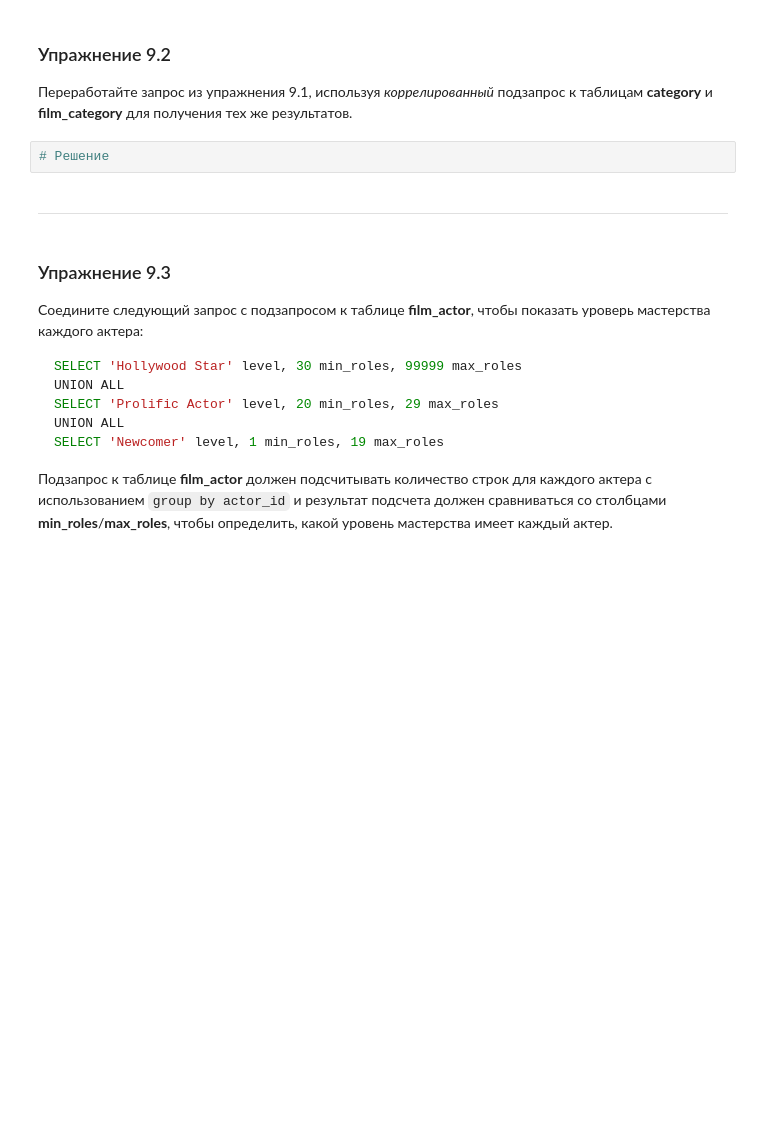
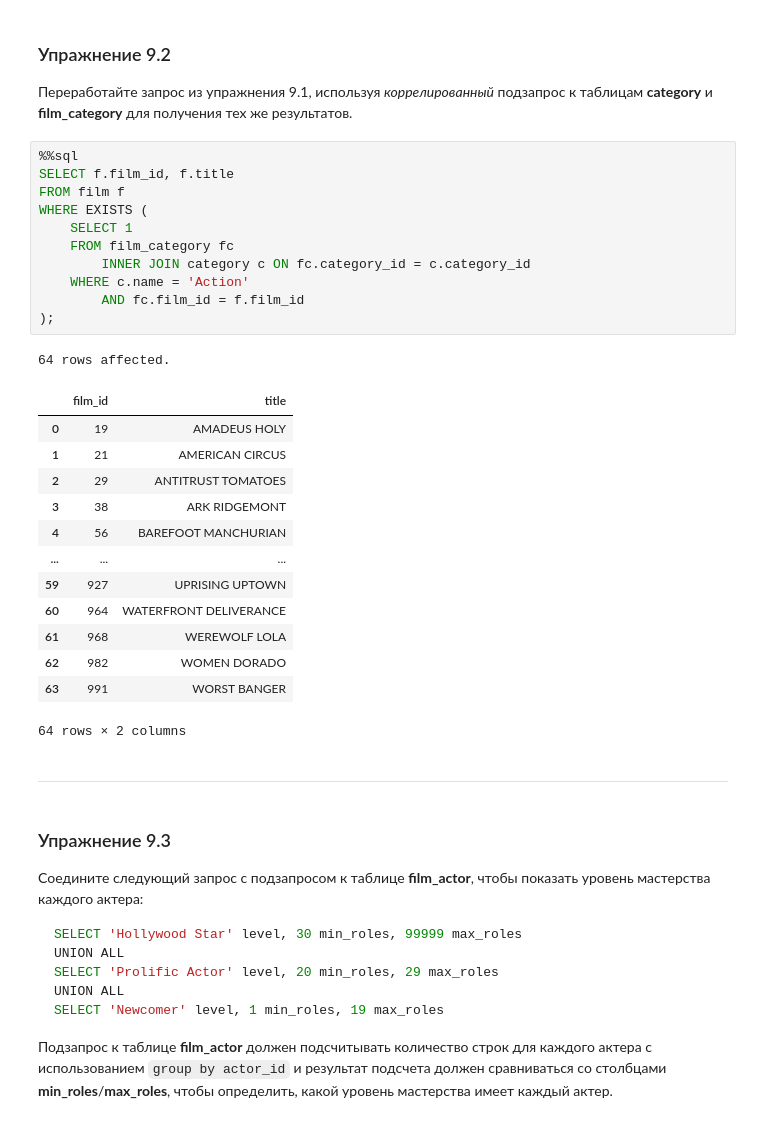
Before and after one commit to magus1968/learning-sql, a Jupyter notebook: docs/chapters/ch09.ipynb, the cells around one changed output. Drawn from its saved outputs; the diff is of its cells as text; blank space fills up the shorter version.

````diff
--- a/docs/chapters/ch09.ipynb
+++ b/docs/chapters/ch09.ipynb
@@ -1733,15 +1770,39 @@ WHERE a.first_name = 'JENNIFER'
 ### Упражнение 9.2
 
 Переработайте запрос из упражнения 9.1, используя *коррелированный* подзапрос к таблицам **category** и **film_category** для получения тех же результатов.
-# %%
-# Решение
+# %%
+%%sql
+SELECT f.film_id, f.title
+FROM film f
+WHERE EXISTS (
+    SELECT 1
+    FROM film_category fc
+        INNER JOIN category c ON fc.category_id = c.category_id
+    WHERE c.name = 'Action'
+        AND fc.film_id = f.film_id
+);
+# %% [output]
+64 rows affected.
+|  | film_id | title |
+| 0 | 19 | AMADEUS HOLY |
+| 1 | 21 | AMERICAN CIRCUS |
+| 2 | 29 | ANTITRUST TOMATOES |
+| 3 | 38 | ARK RIDGEMONT |
+| 4 | 56 | BAREFOOT MANCHURIAN |
+| ... | ... | ... |
+| 59 | 927 | UPRISING UPTOWN |
+| 60 | 964 | WATERFRONT DELIVERANCE |
+| 61 | 968 | WEREWOLF LOLA |
+| 62 | 982 | WOMEN DORADO |
+| 63 | 991 | WORST BANGER |
+64 rows × 2 columns
 # %% [markdown]
 
 ---
 # %% [markdown]
 ### Упражнение 9.3
 
-Соедините следующий запрос с подзапросом к таблице **film_actor**, чтобы показать уроверь мастерства каждого актера:
+Соедините следующий запрос с подзапросом к таблице **film_actor**, чтобы показать уровень мастерства каждого актера:
 ```sql
 SELECT 'Hollywood Star' level, 30 min_roles, 99999 max_roles
 UNION ALL
````
Also changed, not shown: parts of 13 cells of this notebook.
